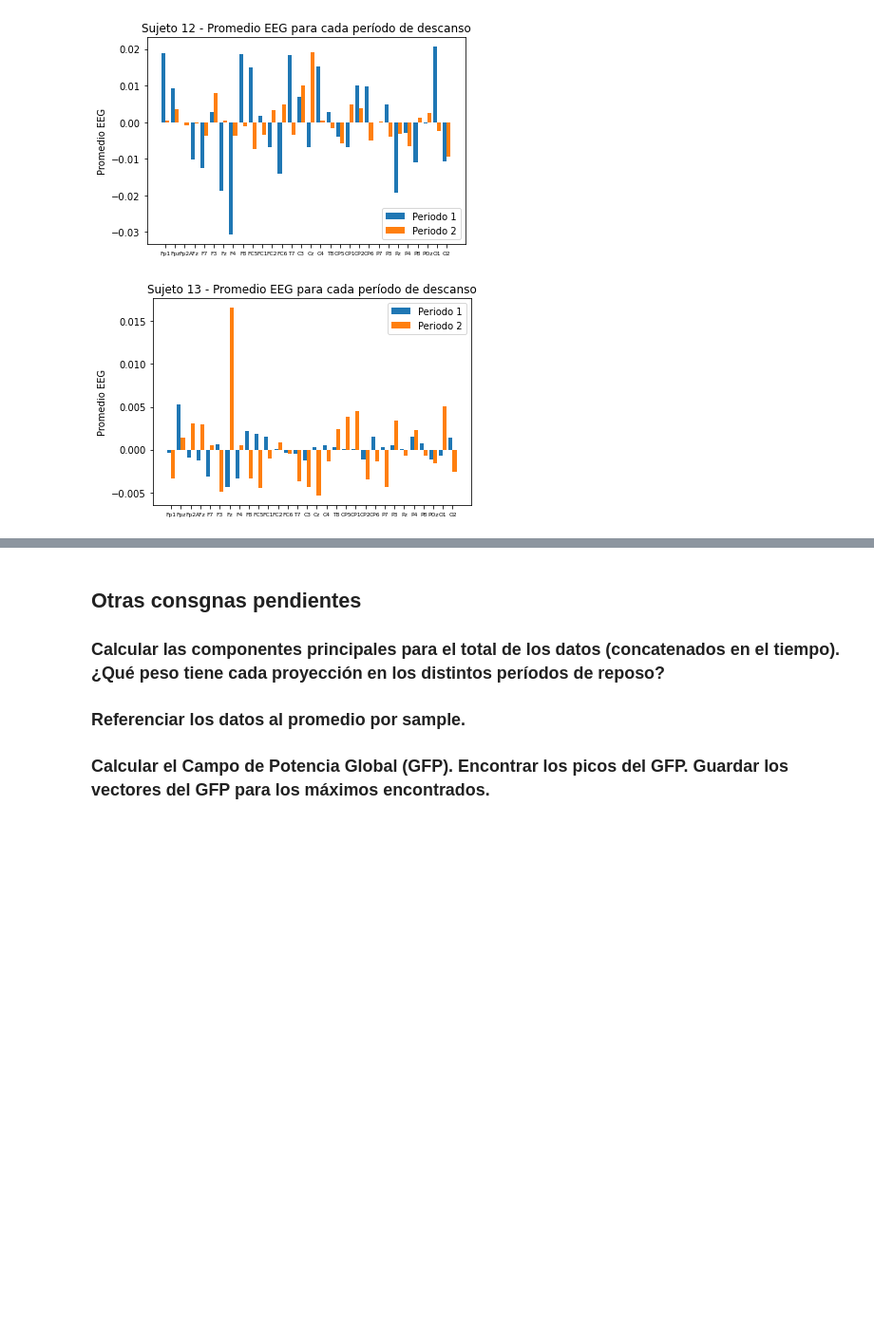
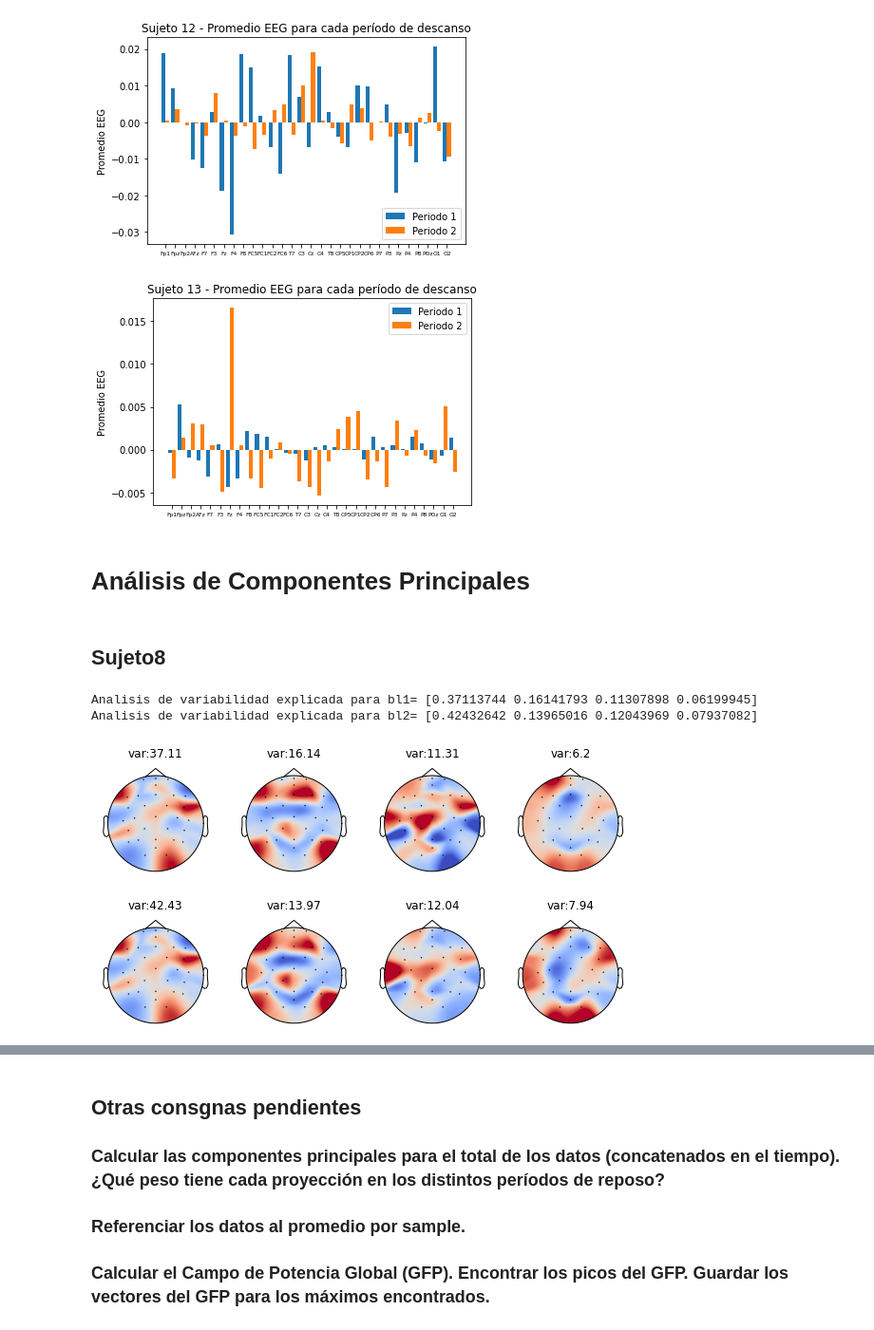
Before and after one commit to mglucini/tpDMCyT, a Jupyter notebook: src/trabajo.ipynb, the cells around one changed output, grey strips where cells are left out. Shown at 95% size. Saved outputs shown, nothing was run; the diff lists cells and outputs as text; code cells hidden in the pictures; blank space fills up the shorter version.

Commit message:
Componentes principales solo para el sujeto 8 y calculo del gfp

```diff
--- a/src/trabajo.ipynb
+++ b/src/trabajo.ipynb
@@ -18,4 +18,5 @@ import mne as mne
 #Clono el repositorio de GitHub en Colab
 
 #!git clone https://github.com/mglucini/tpDMCyT
-#dirname = '/content/tpDMCyT/data/procesados/'
+dirname = '/content/tpDMCyT/data/procesados/'
+dirname = '/home/mauro/Escritorio/Facultad/Data Mining/Data Mining en Ciencia y Tecnología/Trabajo Práctico/tpDMCyT/data/procesados/'
@@ -623,4 +599,58 @@ ax.xaxis.set_tick_params(labelsize=6)
 ax.legend()
 plt.show()
 # %% [output]
-[figure, old version]
+[figure, new version]
+# %% [markdown]
+# Análisis de Componentes Principales
+# %% [markdown]
+## Sujeto8
+# %%
+# Cargo PCA de Scikit Learn y utilizo fit_transform sobre el sujeto
+
+pca = decomposition.PCA(n_components=4)
+
+# Bl1
+pca.fit(sujeto_8_1)
+componentes_sj_8_1 = pca.transform(sujeto_8_1)
+
+variabilidad_bl1=pca.explained_variance_ratio_
+
+# Reviso la variabilidad explicada
+print("Analisis de variabilidad explicada para bl1=",variabilidad_bl1)
+
+# Bl2
+pca.fit(sujeto_8_2)
+componentes_sj_8_2 = pca.transform(sujeto_8_2)
+variabilidad_bl2=pca.explained_variance_ratio_
+
+
+# Grafico de Topologias bl1 con sus principales componentes
+
+
+fig2, ax = plt.subplots(ncols=componentes_sj_8_1.shape[1], figsize=(10, 3), gridspec_kw=dict(top=0.9),
+                       sharex=True, sharey=True)
+for p in range(componentes_sj_8_1.shape[1]):
+    mne.viz.plot_topomap(componentes_sj_8_1[:,p],
+                    info_eeg,
+                    cmap='coolwarm', contours=0,
+                    axes=ax[p],show=False)
+    ax[p].set_title('var:'+str(round(variabilidad_bl1[p]*100,2)) )
+
+# Reviso la variabilidad explicada
+print("Analisis de variabilidad explicada para bl2=",variabilidad_bl2)
+
+# Grafico de Topologias bl2 con sus principales componentes
+
+fig2, ax = plt.subplots(ncols=componentes_sj_8_2.shape[1], figsize=(10, 3), gridspec_kw=dict(top=0.9),
+                       sharex=True, sharey=True)
+for p in range(componentes_sj_8_2.shape[1]):
+    mne.viz.plot_topomap(componentes_sj_8_2[:,p],
+                    info_eeg,
+                    cmap='coolwarm', contours=0,
+                    axes=ax[p],show=False)
+    ax[p].set_title('var:'+str(round(variabilidad_bl2[p]*100,2)) )
+# %% [output]
+Analisis de variabilidad explicada para bl1= [0.37113744 0.16141793 0.11307898 0.06199945]
+Analisis de variabilidad explicada para bl2= [0.42432642 0.13965016 0.12043969 0.07937082]
+[figure, added]
+[figure, added]
```
Also changed, not shown: parts of 7 cells of this notebook, 1 other file.
